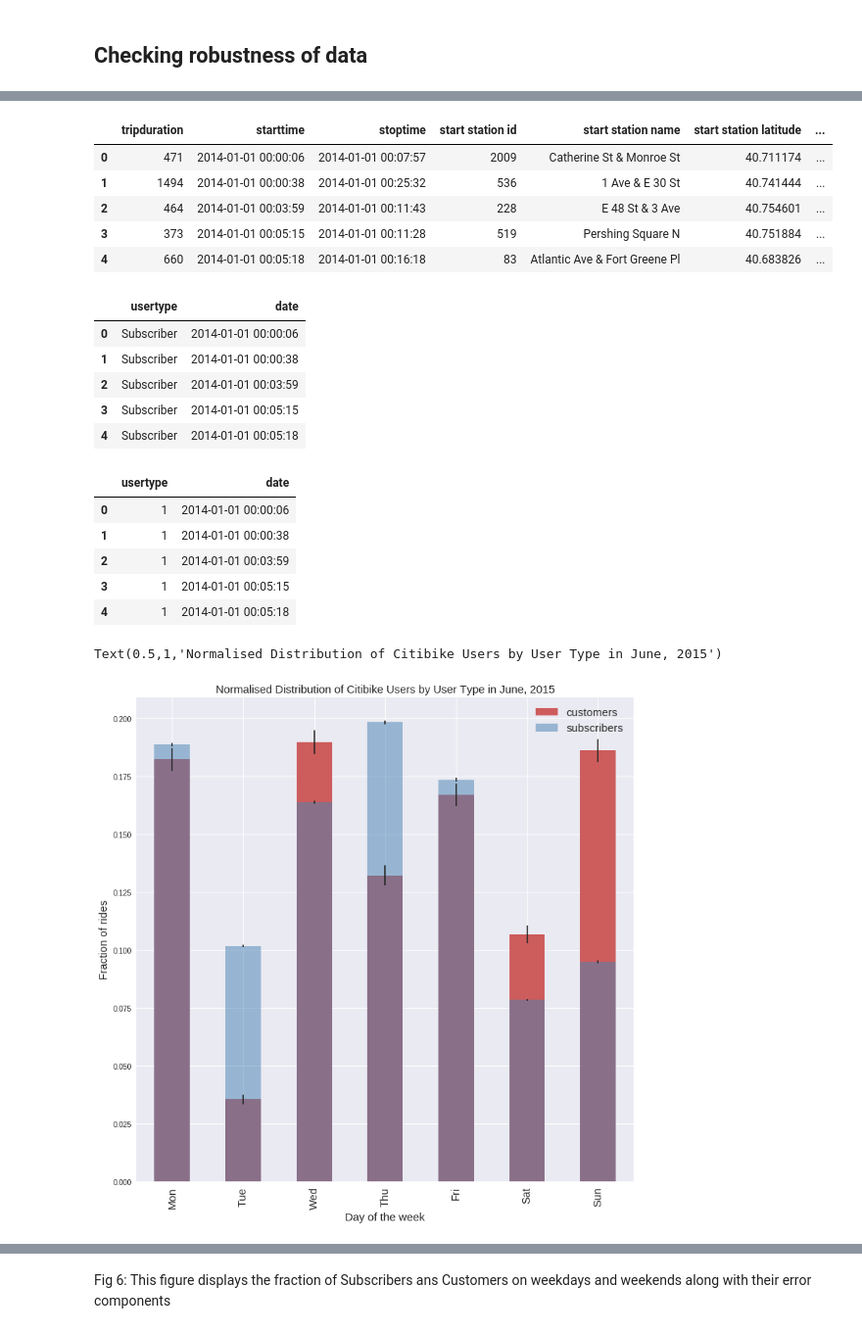
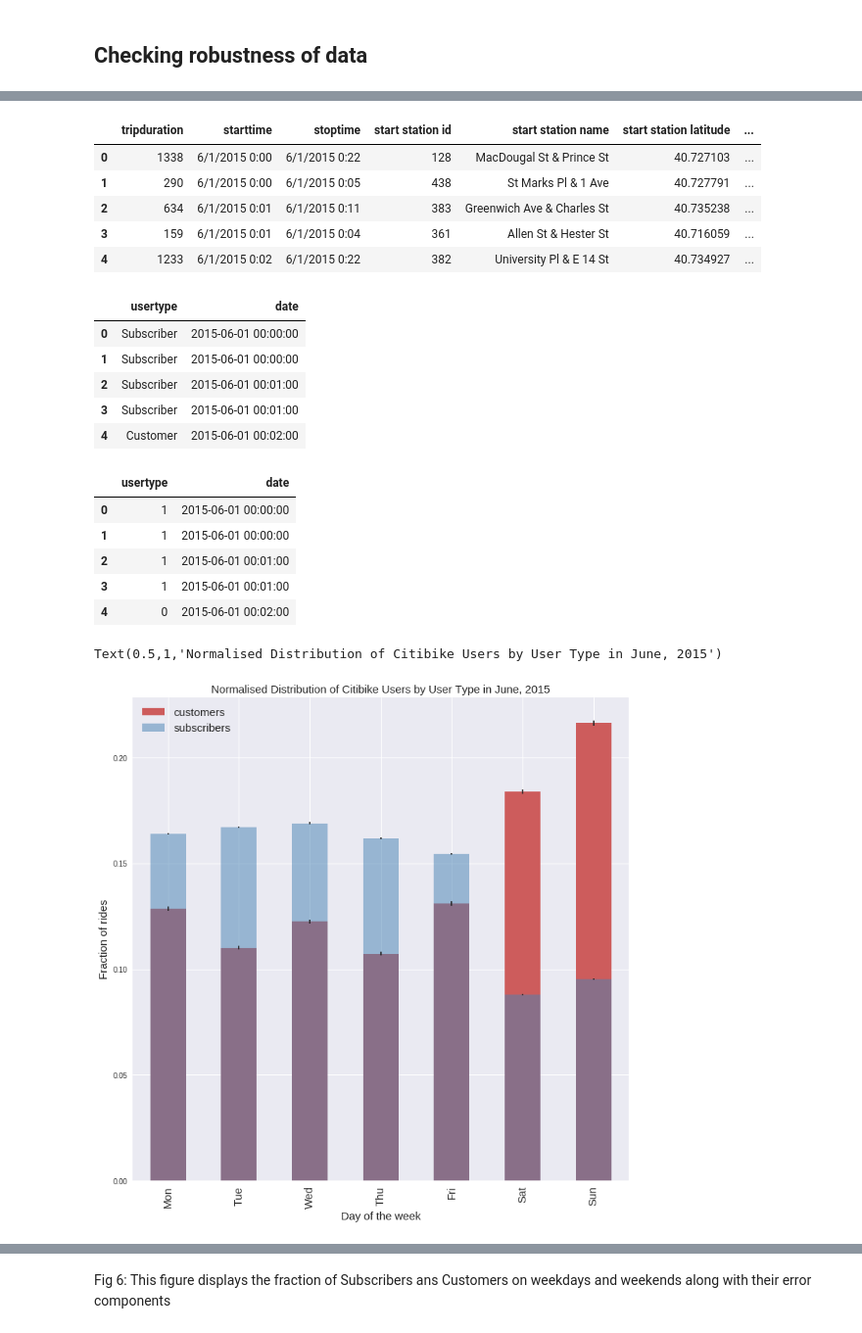
Before and after one commit to gauravcusp/Urban_Informatics_Coding_Assignments, a Jupyter notebook: HW7_gb1877/HW7_1_gb1877.ipynb, the cells around one changed output, grey strips where cells are left out. Shown at 98% size. Drawn from its saved outputs; the diff is of its cells as text; code cells hidden in the pictures.

```diff
--- a/HW7_gb1877/HW7_1_gb1877.ipynb
+++ b/HW7_gb1877/HW7_1_gb1877.ipynb
@@ -281,6 +281,6 @@ Since the value of chi sqaure statistics is higher than the critical value corre
 # %% [markdown]
 ## Checking robustness of data
 # %%
-datestring = '201401'
+datestring = '201506'
 getCitiBikeCSV(datestring)
 # %% [output]
@@ -288,66 +288,66 @@ Downloading 201401
 file in place, you can continue
 # %%
-df_04 = pd.read_csv(os.getenv("PUIDATA") + "/" + datestring + '-citibike-tripdata.csv')
-df_04['date'] = pd.to_datetime(df_06.starttime)
-df_04.head()
+df_06 = pd.read_csv(os.getenv("PUIDATA") + "/" + datestring + '-citibike-tripdata.csv')
+df_06['date'] = pd.to_datetime(df_06.starttime)
+df_06.head()
 # %% [output]
 |  | tripduration | starttime | stoptime | start station id | start station name | start station latitude | ... |
-| 0 | 471 | 2014-01-01 00:00:06 | 2014-01-01 00:07:57 | 2009 | Catherine St & Monroe St | 40.711174 | ... |
-| 1 | 1494 | 2014-01-01 00:00:38 | 2014-01-01 00:25:32 | 536 | 1 Ave & E 30 St | 40.741444 | ... |
-| 2 | 464 | 2014-01-01 00:03:59 | 2014-01-01 00:11:43 | 228 | E 48 St & 3 Ave | 40.754601 | ... |
-| 3 | 373 | 2014-01-01 00:05:15 | 2014-01-01 00:11:28 | 519 | Pershing Square N | 40.751884 | ... |
-| 4 | 660 | 2014-01-01 00:05:18 | 2014-01-01 00:16:18 | 83 | Atlantic Ave & Fort Greene Pl | 40.683826 | ... |
+| 0 | 1338 | 6/1/2015 0:00 | 6/1/2015 0:22 | 128 | MacDougal St & Prince St | 40.727103 | ... |
+| 1 | 290 | 6/1/2015 0:00 | 6/1/2015 0:05 | 438 | St Marks Pl & 1 Ave | 40.727791 | ... |
+| 2 | 634 | 6/1/2015 0:01 | 6/1/2015 0:11 | 383 | Greenwich Ave & Charles St | 40.735238 | ... |
+| 3 | 159 | 6/1/2015 0:01 | 6/1/2015 0:04 | 361 | Allen St & Hester St | 40.716059 | ... |
+| 4 | 1233 | 6/1/2015 0:02 | 6/1/2015 0:22 | 382 | University Pl & E 14 St | 40.734927 | ... |
 # %%
-df_04.drop(['tripduration','starttime', 'stoptime', 'start station id',
+df_06.drop(['tripduration','starttime', 'stoptime', 'start station id',
        'start station name', 'start station latitude',
        'start station longitude', 'end station id', 'end station name',
        'end station latitude', 'end station longitude', 'bikeid',
        'birth year','gender'], axis=1, inplace=True)
 # %%
-df_04.head()
+df_06.head()
 # %% [output]
 |  | usertype | date |
-| 0 | Subscriber | 2014-01-01 00:00:06 |
-| 1 | Subscriber | 2014-01-01 00:00:38 |
-| 2 | Subscriber | 2014-01-01 00:03:59 |
-| 3 | Subscriber | 2014-01-01 00:05:15 |
-| 4 | Subscriber | 2014-01-01 00:05:18 |
+| 0 | Subscriber | 2015-06-01 00:00:00 |
+| 1 | Subscriber | 2015-06-01 00:00:00 |
+| 2 | Subscriber | 2015-06-01 00:01:00 |
+| 3 | Subscriber | 2015-06-01 00:01:00 |
+| 4 | Customer | 2015-06-01 00:02:00 |
 # %%
-df_04.usertype = df_04.usertype.replace('Customer', 0)
-df_04.usertype = df_04.usertype.replace('Subscriber', 1)
-df_04.head()
+df_06.usertype = df_06.usertype.replace('Customer', 0)
+df_06.usertype = df_06.usertype.replace('Subscriber', 1)
+df_06.head()
 # %% [output]
 |  | usertype | date |
-| 0 | 1 | 2014-01-01 00:00:06 |
-| 1 | 1 | 2014-01-01 00:00:38 |
-| 2 | 1 | 2014-01-01 00:03:59 |
-| 3 | 1 | 2014-01-01 00:05:15 |
-| 4 | 1 | 2014-01-01 00:05:18 |
+| 0 | 1 | 2015-06-01 00:00:00 |
+| 1 | 1 | 2015-06-01 00:00:00 |
+| 2 | 1 | 2015-06-01 00:01:00 |
+| 3 | 1 | 2015-06-01 00:01:00 |
+| 4 | 0 | 2015-06-01 00:02:00 |
 # %%
 #difficult to compare absolute numbers, normalise the distribution of subscibers and customers
 
 fig2=pl.figure(figsize(12,12))
 
-counts_c4 = df_04.date[df_04.usertype == 0].groupby([df_04.date.dt.weekday]).count()
-norm_c4 = counts_c4.sum()
-error_c4= np.sqrt(counts_c4)
-((counts_c4) / norm_c4).plot(kind="bar", color='IndianRed',
-                           yerr=[((error_c4) / norm_c4, (error_c4) / norm_c4)],
+counts_c6 = df_06.date[df_06.usertype == 0].groupby([df_06.date.dt.weekday]).count()
+norm_c6 = counts_c6.sum()
+error_c6= np.sqrt(counts_c6)
+((counts_c6) / norm_c6).plot(kind="bar", color='IndianRed',
+                           yerr=[((error_c6) / norm_c6, (error_c6) / norm_c6)],
                            label='Customers')
-counts_s4 = df_04.date[df_04.usertype==1].groupby([df_04.date.dt.weekday]).count()
-norm_s4 = counts_s4.sum()
-error_s4 = np.sqrt(counts_s4)
-ax = ((counts_s4) / norm_s4).plot(kind="bar", alpha=0.5,
-                                yerr=[((error_s4) / norm_s4, (error_s4) / norm_s4)],
+counts_s6 = df_06.date[df_06.usertype==1].groupby([df_06.date.dt.weekday]).count()
+norm_s6 = counts_s6.sum()
+error_s6 = np.sqrt(counts_s6)
+ax = ((counts_s6) / norm_s6).plot(kind="bar", alpha=0.5,
+                                yerr=[((error_s6) / norm_s6, (error_s6) / norm_s6)],
                                 color='SteelBlue', label='Subscribers')
 
 ax.xaxis.set_ticklabels(['Mon', 'Tue', 'Wed', 'Thu', 'Fri', 'Sat', 'Sun'], fontsize=15)
 ax.set_ylabel ("Fraction of rides", fontsize=15)
 ax.set_xlabel ("Day of the week", fontsize=15)
 
 pl.legend(['customers','subscribers'],fontsize=15, loc='best')
 pl.title('Normalised Distribution of Citibike Users by User Type in June, 2015', fontsize=15)
 # %% [output]
 Text(0.5,1,'Normalised Distribution of Citibike Users by User Type in June, 2015')
-[figure, old version]
+[figure, new version]
 # %% [markdown]
```
Also changed, not shown: parts of 5 cells of this notebook.
